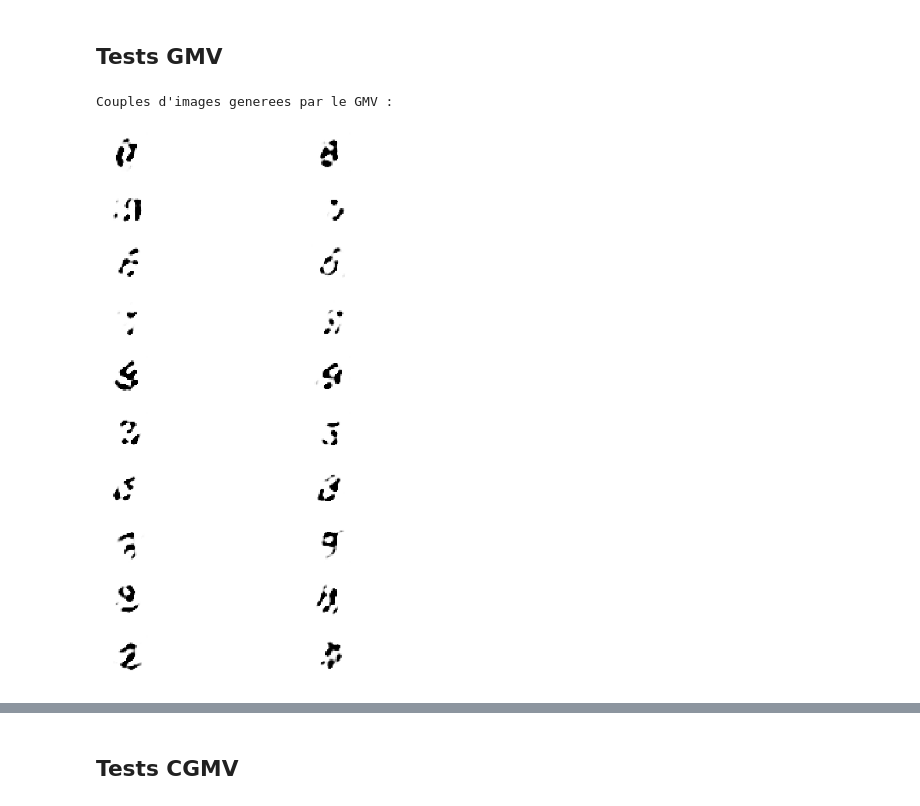
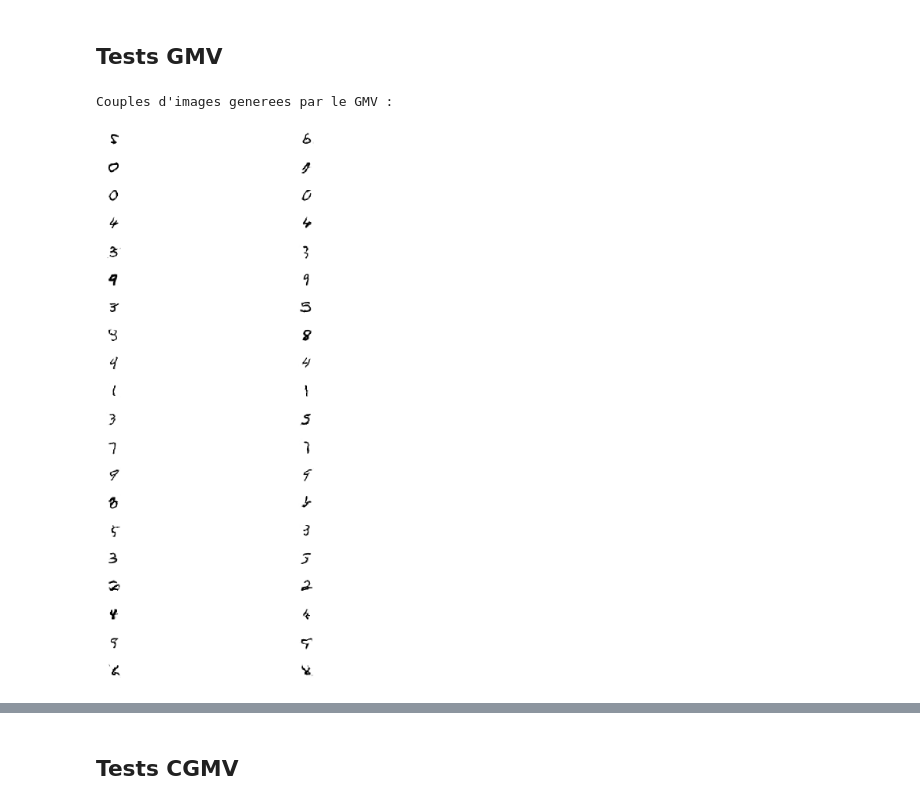
Before and after one commit to cmeketyn/Multi-View-Generation, a Jupyter notebook: Multi_View_Generation.ipynb, the cells around one changed output, grey strips where cells are left out. Saved outputs shown, nothing was run; the diff lists cells and outputs as text; code cells hidden in the pictures.

```diff
--- a/Multi_View_Generation.ipynb
+++ b/Multi_View_Generation.ipynb
@@ -125,9 +130,5 @@ use_cat=True
 # %%
 # Generator 1
-if nb_sorties==2 and use_cat:
-  loss_GMV='categorical_crossentropy'
-else:
-  loss_GMV='binary_crossentropy'
 
 g_input_c = Input(shape=(randomVectorSize,),name="g_input_c")
 g_input_v = Input(shape=(randomVectorSize,),name="g_input_v")
@@ -475,10 +476,12 @@ ________________________________________________________________________________
 # %% [markdown]
 ## Mise en forme des données
 # %%
+#Generation des couples d'images
+
 #Pour l'entrainement
 
 #nombre de couples d'images utilisés pour entraîner le GAN
-nb_train=20000
+nb_train=40000
 nb_train_par_classe=int(nb_train/nb_classes)
 
 #separation des images par classes
@@ -544,6 +547,8 @@ for i in range(nb_test_par_classe):
     X_test_2[10*i+j][0]=img1
     X_test_2[10*i+j][1]=img2
 
+
+
 np.random.shuffle(X_test_2)
 print("X_test_2.shape = ", X_test_2.shape)
 # %% [output]
@@ -649,0 +796,28 @@ Losses : DISCRIMINATOR  105.02734541893005  GENERATOR  114.75669312477112
+# %%
+#Telechargement des poids depuis le Drive
+
+!rm generator_GMV.h5
+!rm discriminator_GMV.h5
+!rm gan_GMV.h5
+
+file_list = drive.ListFile({'q': "'root' in parents and trashed=false"}).GetList()
+for f in file_list:
+  #print('title: %s, id: %s' % (f['title'], f['id']))
+  if f['title']=='generator_GMV.h5':
+    IDgen=f['id']
+  elif f['title']=='discriminator_GMV.h5':
+    IDdis=f['id']
+  elif f['title']=='gan_GMV.h5':
+    IDgan=f['id']
+
+downloaded = drive.CreateFile({'id': IDgen})
+downloaded.GetContentFile('generator_GMV.h5')
+downloaded = drive.CreateFile({'id': IDdis})
+downloaded.GetContentFile('discriminator_GMV.h5')
+downloaded = drive.CreateFile({'id': IDgan})
+downloaded.GetContentFile('gan_GMV.h5')
+
+from keras.models import load_model
+generator_GMV = load_model('generator_GMV.h5')
+discriminator_GMV = load_model('discriminator_GMV.h5')
+gan_GMV = load_model('gan_GMV.h5')
@@ -776,7 +1016,7 @@ plt.show()
 # %%
 #Affichage de 10 couples d'images generees
 
-def plotGeneratedImages_GMV(generator, examples=10, dim=(10, 2), figsize=(15, 15)):
+def plotGeneratedImages_GMV(generator, examples=10, figsize=(15, 15)):
   vector_c = np.random.normal(0, 1, size=[examples,randomVectorSize])
   vector_v1 = np.random.normal(0, 1, size=[examples,randomVectorSize])
   vector_v2 = np.random.normal(0, 1, size=[examples,randomVectorSize])
@@ -785,6 +1025,7 @@ def plotGeneratedImages_GMV(generator, examples=10, dim=(10, 2), figsize=(15, 15
   generatedImages_2 = generator.predict([vector_c,vector_v2]).reshape(examples, 28, 28)
 
   print("Couples d'images generees par le GMV :")
+  dim=[examples, 2]
   plt.figure(figsize=figsize)
   for i in range(examples):
       plt.subplot(dim[0], dim[1], 2*i+1)
@@ -985,8 +1242,8 @@ def test_CGMV(gan, discriminator, generator, seuil=0.45, batchSize=100):
 # %% [markdown]
 ## Tests GMV
 # %%
-plotGeneratedImages_GMV(generator_GMV) #Affichage de 10 couples d'images generees
+plotGeneratedImages_GMV(generator_GMV,examples=20, figsize=(20,20)) #Affichage de 10 couples d'images generees
 # %% [output]
 Couples d'images generees par le GMV :
-[figure, old version]
+[figure, new version]
 # %%
```
Also changed, not shown: parts of 23 cells of this notebook.
